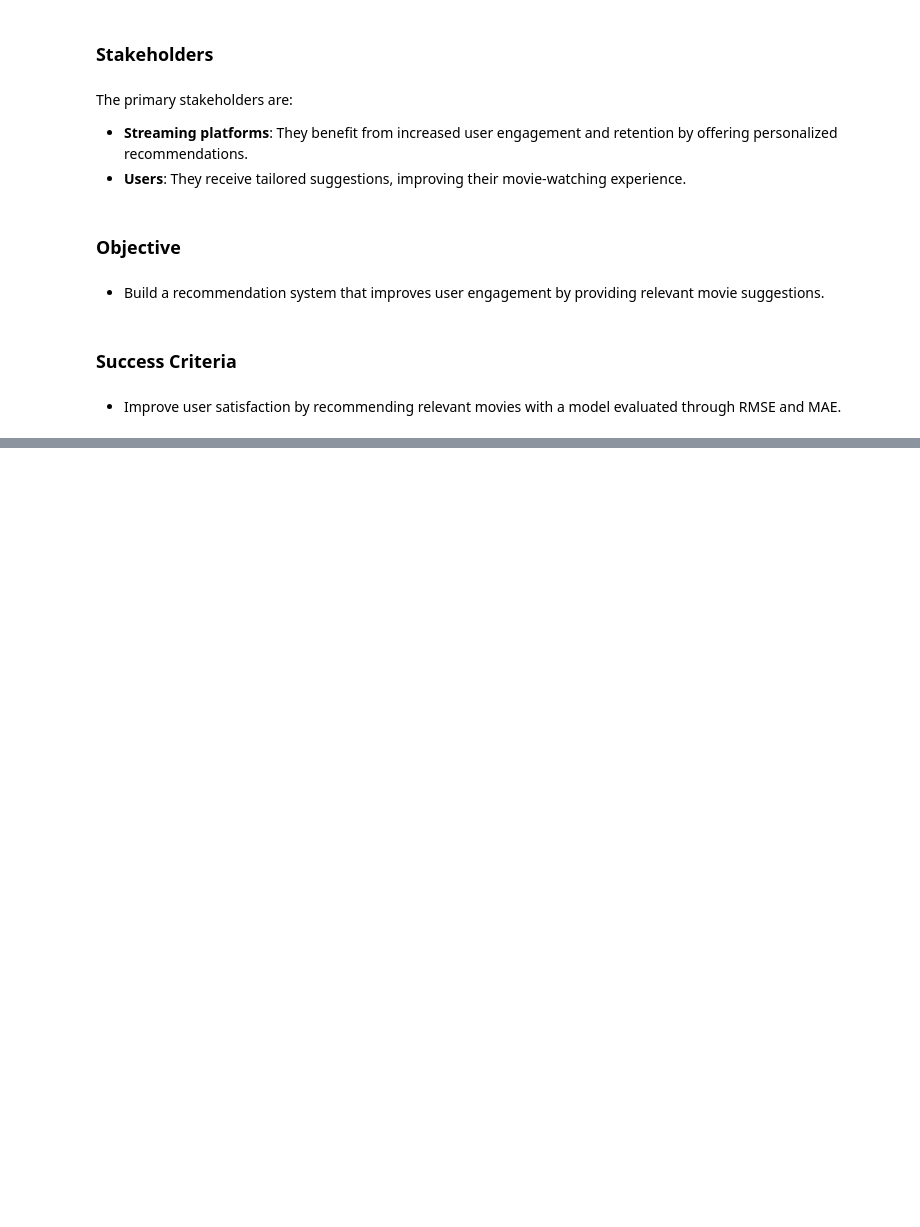
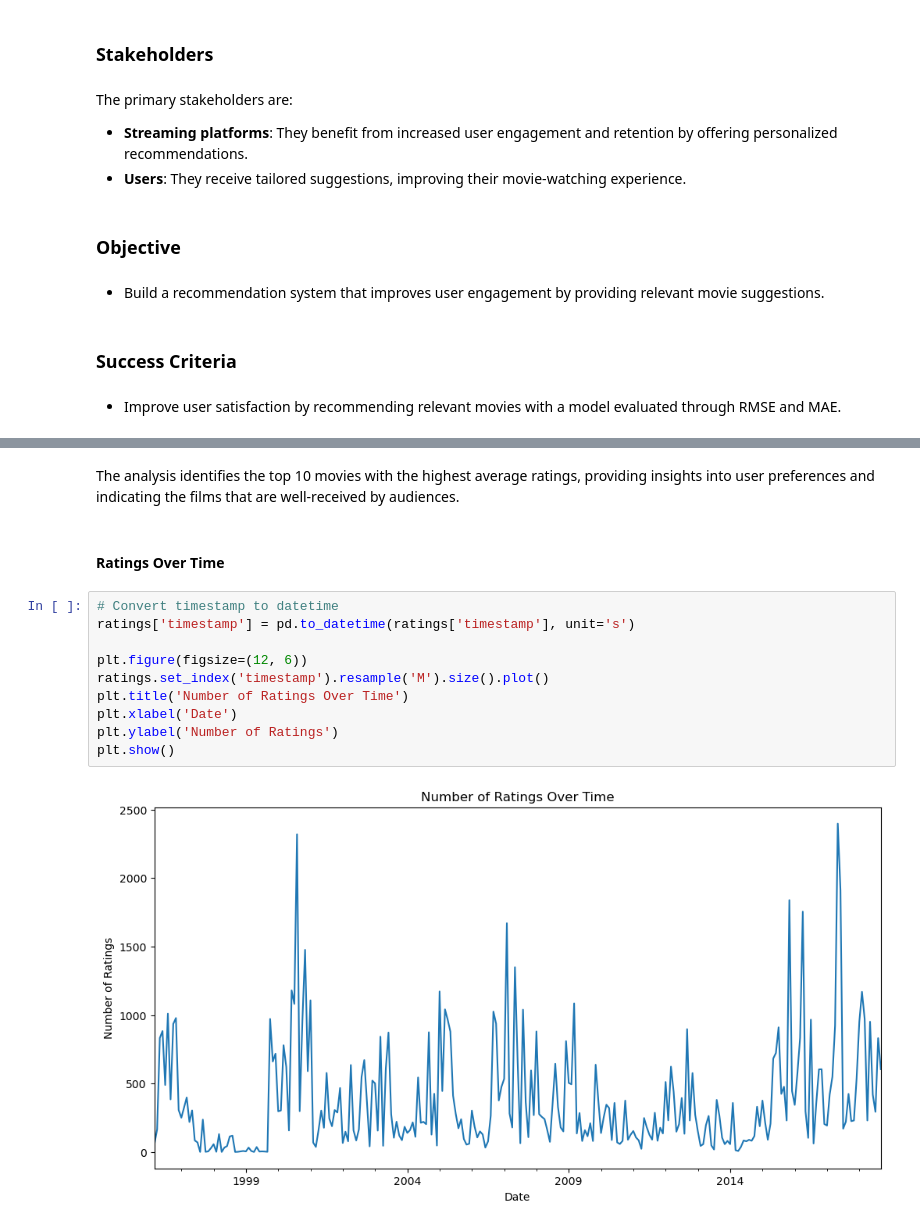
Before and after one commit to Nzoki/Movies-Recommendation-System, a Jupyter notebook: Sam.ipynb, the cells around one changed output, grey strips where cells are left out. Cells and saved outputs as stored; diff of their text form; blank space fills up the shorter version.

```diff
--- a/Sam.ipynb
+++ b/Sam.ipynb
@@ -22,0 +258,16 @@ The primary stakeholders are:
+# %% [markdown]
+ The analysis identifies the top 10 movies with the highest average ratings, providing insights into user preferences and indicating the films that are well-received by audiences.
+# %% [markdown]
+#### Ratings Over Time
+# %%
+# Convert timestamp to datetime
+ratings['timestamp'] = pd.to_datetime(ratings['timestamp'], unit='s')
+
+plt.figure(figsize=(12, 6))
+ratings.set_index('timestamp').resample('M').size().plot()
+plt.title('Number of Ratings Over Time')
+plt.xlabel('Date')
+plt.ylabel('Number of Ratings')
+plt.show()
+# %% [output]
+[figure, added]
```
Also changed, not shown: parts of 46 cells of this notebook.
